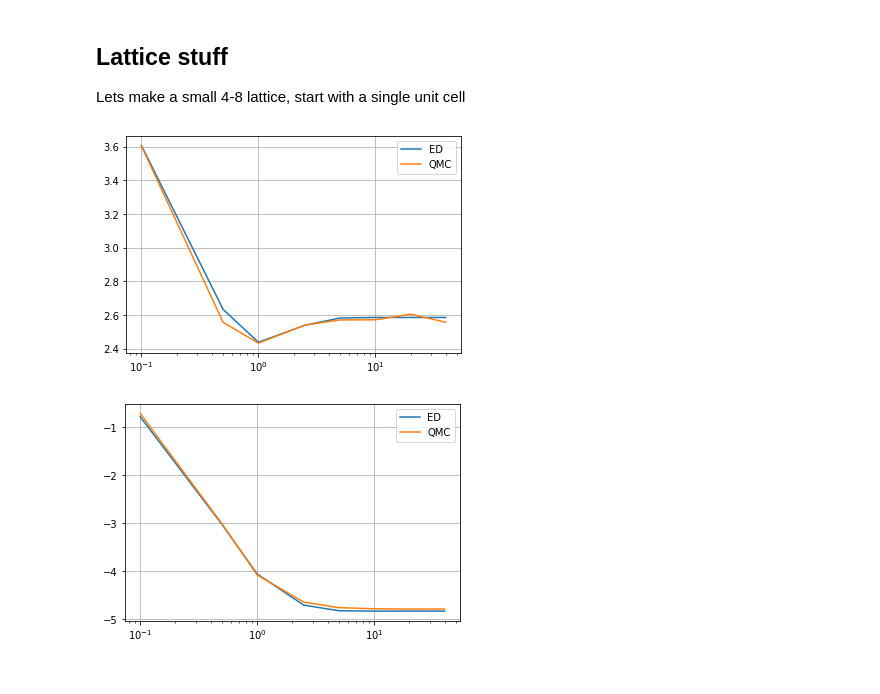
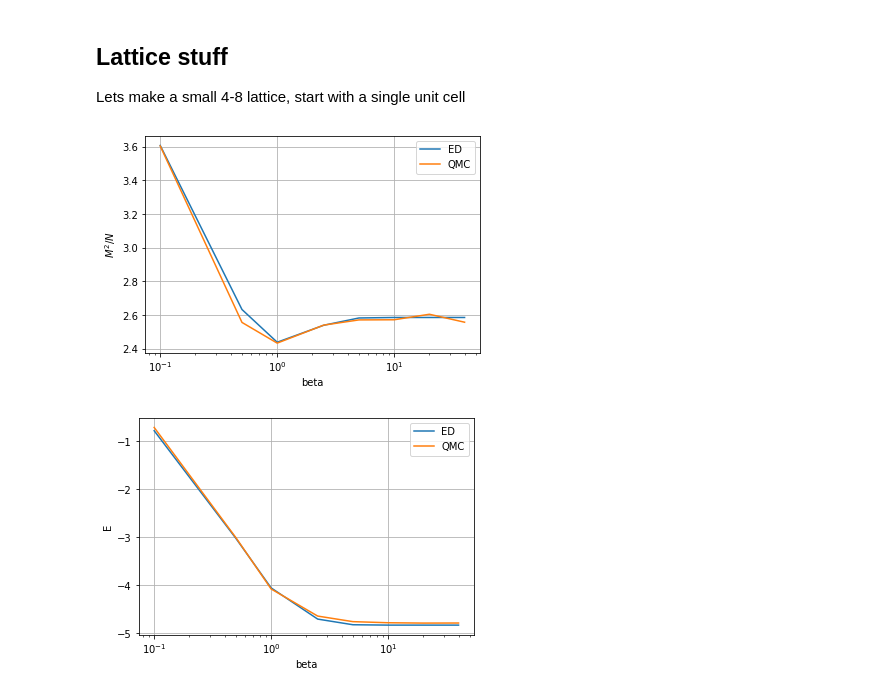
Before and after one commit to Renmusxd/DWave48, a Jupyter notebook: jupyter_notebook/MonteCarloTests.ipynb, the cells around one changed output. Cells and saved outputs as stored; diff of their text form; code cells hidden in the pictures.

```diff
--- a/jupyter_notebook/MonteCarloTests.ipynb
+++ b/jupyter_notebook/MonteCarloTests.ipynb
@@ -93,6 +88,0 @@ betas = 10**numpy.linspace(-2,2,50)
-# %%
-ed_transverse_data = []
-ed_transverse_energies = []
-for beta in betas:
-    expm = scipy.linalg.expm(-beta*ham)
-    ed_transverse_data.append(numpy.trace(spin_op @ expm) / numpy.trace(expm))
@@ -173,14 +88,0 @@ pyplot.show()
-# %%
-spin_heated_values = []
-for beta in betas:
-    z = numpy.sum(numpy.exp(-beta * ls))
-    spin_heated = numpy.sum(numpy.exp(-beta * ls) * spin_expt) / z
-    spin_heated_values.append(spin_heated)
-pyplot.plot(betas, spin_heated_values, label="Eig")
-pyplot.plot(betas, dat[0], label="ED")
-pyplot.xscale('log')
-pyplot.grid()
-pyplot.xlabel("beta")
-pyplot.ylabel("$M^2/N$")
-pyplot.legend()
-pyplot.show()
@@ -295,20 +125,24 @@ for beta in betas:
 # %%
 pyplot.plot(betas, lattice_ed_data, label='ED')
 pyplot.plot(betas, lattice_qmc_data, label='QMC')
 pyplot.xscale("log")
 pyplot.legend()
 pyplot.grid()
+pyplot.xlabel("beta")
+pyplot.ylabel("$M^2/N$")
 pyplot.show()
 
 pyplot.plot(betas, lattice_ed_energy, label='ED')
 pyplot.plot(betas, lattice_qmc_energy, label='QMC')
 pyplot.xscale("log")
 pyplot.grid()
 pyplot.legend()
+pyplot.xlabel("beta")
+pyplot.ylabel("E")
 pyplot.show()
 # %% [output]
-[figure, old version]
+[figure, new version]
-[figure, old version]
+[figure, new version]
 # %%
 hs = 10**numpy.linspace(-1, 1, 10)
 beta = 1.0
```
Also changed, not shown: parts of 35 cells of this notebook.
